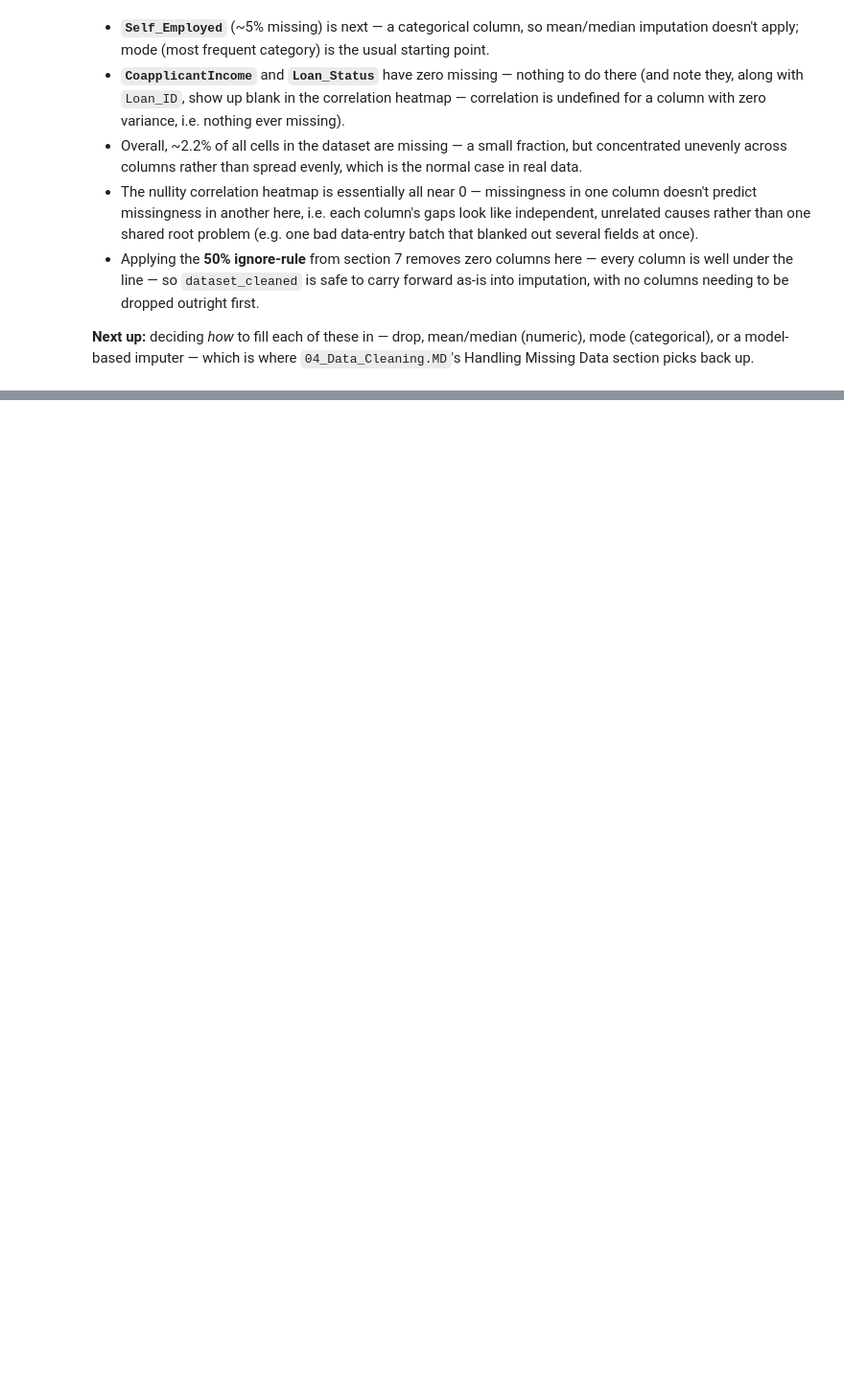
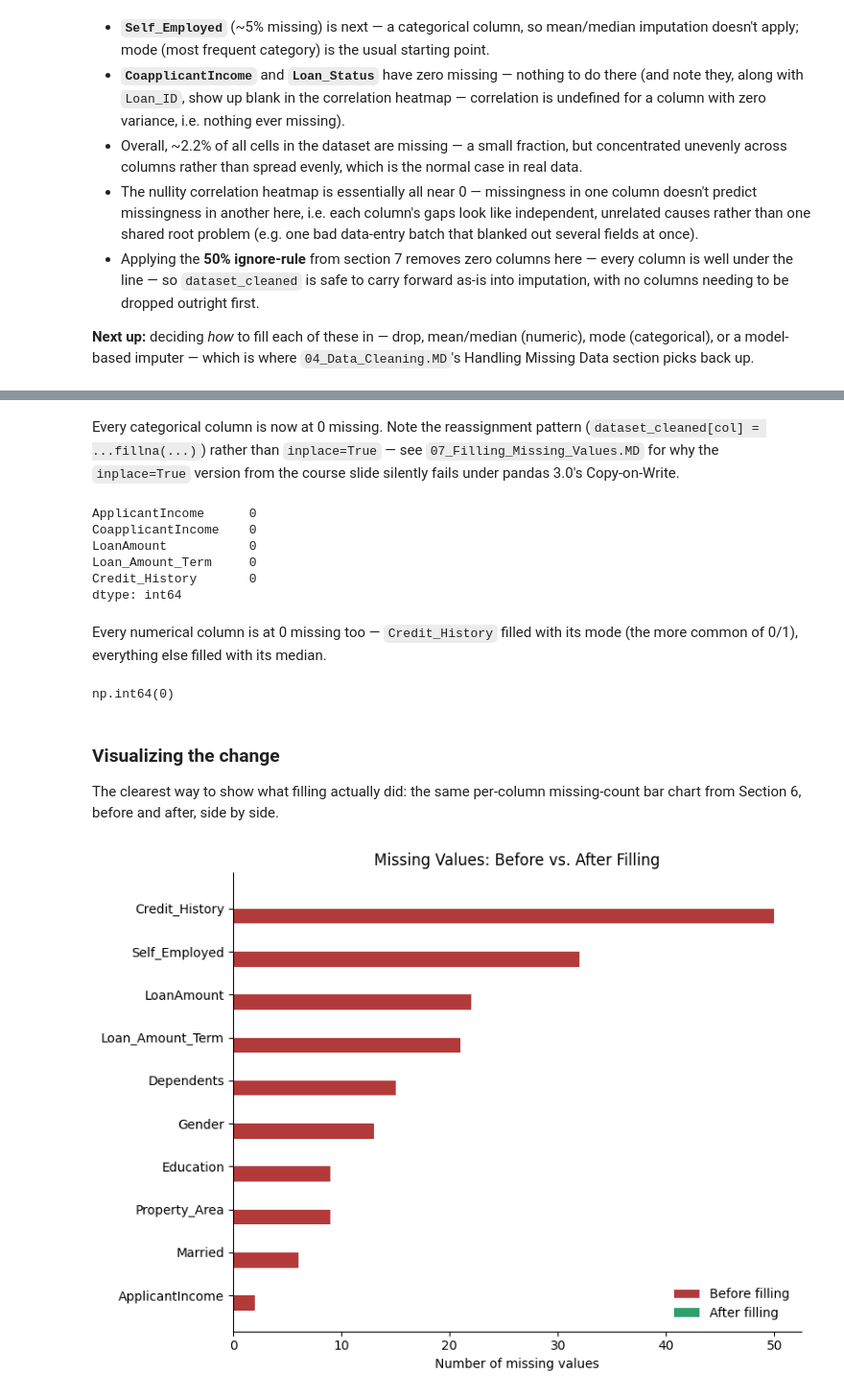
Before and after one commit to coderkali/machine_learning, a Jupyter notebook: ML/05_Data_Cleaning_Practice.ipynb, the cells around one changed output, grey strips where cells are left out. Shown at 96% size. Drawn from its saved outputs; the diff is of its cells as text; code cells hidden in the pictures; blank space fills up the shorter version.

Commit message:
Add notes:: ML : Dropping Missing Values and Filling Missing Value

```diff
--- a/ML/05_Data_Cleaning_Practice.ipynb
+++ b/ML/05_Data_Cleaning_Practice.ipynb
@@ -165,0 +170,7 @@ Worst column here (`Credit_History`) is only ~8% missing — nowhere near the 50
+# %%
+categorical_cols = dataset_cleaned.select_dtypes(include="str").columns
+
+for col in categorical_cols:
+    dataset_cleaned[col] = dataset_cleaned[col].fillna(dataset_cleaned[col].mode()[0])
+
+dataset_cleaned[categorical_cols].isnull().sum()
@@ -165,0 +187,50 @@ Worst column here (`Credit_History`) is only ~8% missing — nowhere near the 50
+# %% [markdown]
+Every categorical column is now at 0 missing. Note the reassignment pattern (`dataset_cleaned[col] = ...fillna(...)`) rather than `inplace=True` — see `07_Filling_Missing_Values.MD` for why the `inplace=True` version from the course slide silently fails under pandas 3.0's Copy-on-Write.
+# %%
+numerical_cols = dataset_cleaned.select_dtypes(include=["int64", "float64"]).columns
+
+for col in numerical_cols:
+    if col == "Credit_History":
+        dataset_cleaned[col] = dataset_cleaned[col].fillna(dataset_cleaned[col].mode()[0])
+    else:
+        dataset_cleaned[col] = dataset_cleaned[col].fillna(dataset_cleaned[col].median())
+
+dataset_cleaned[numerical_cols].isnull().sum()
+# %% [output]
+ApplicantIncome      0
+CoapplicantIncome    0
+LoanAmount           0
+Loan_Amount_Term     0
+Credit_History       0
+dtype: int64
+# %% [markdown]
+Every numerical column is at 0 missing too — `Credit_History` filled with its mode (the more common of 0/1), everything else filled with its median.
+# %%
+dataset_cleaned.isnull().sum().sum()   # 0 = fully filled
+# %% [output]
+np.int64(0)
+# %% [markdown]
+### Visualizing the change
+
+The clearest way to show what filling actually did: the same per-column missing-count bar chart from Section 6, before and after, side by side.
+# %%
+before_counts = dataset.isnull().sum()
+after_counts = dataset_cleaned.isnull().sum()
+cols = before_counts[before_counts > 0].sort_values(ascending=False).index
+
+y = range(len(cols))
+height = 0.35
+
+plt.figure(figsize=(8, 6))
+plt.barh([i + height / 2 for i in y], before_counts[cols].values, height=height, color="#b33a3a", label="Before filling")
+plt.barh([i - height / 2 for i in y], after_counts[cols].values, height=height, color="#2f9e6f", label="After filling")
+plt.yticks(list(y), cols)
+plt.gca().invert_yaxis()
+plt.xlabel("Number of missing values")
+plt.title("Missing Values: Before vs. After Filling")
+plt.legend(frameon=False)
+plt.gca().spines[["top", "right"]].set_visible(False)
+plt.tight_layout()
+plt.show()
+# %% [output]
+[figure, added]
```
Also changed, not shown: parts of 3 cells of this notebook, 3 other files.
